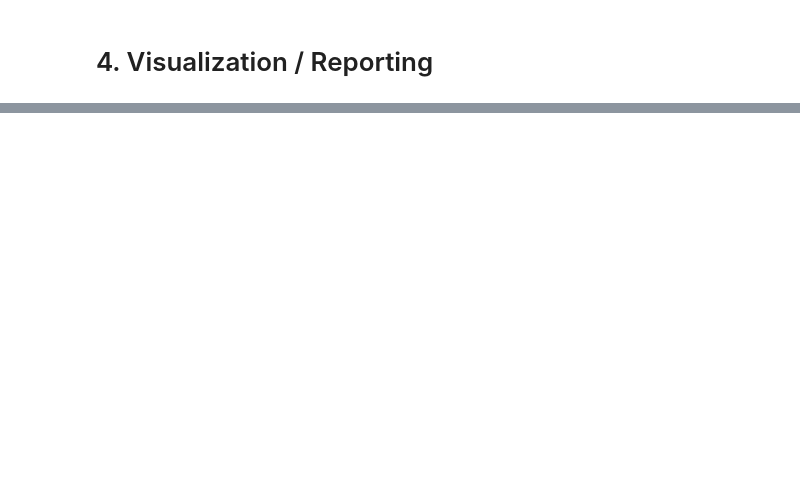
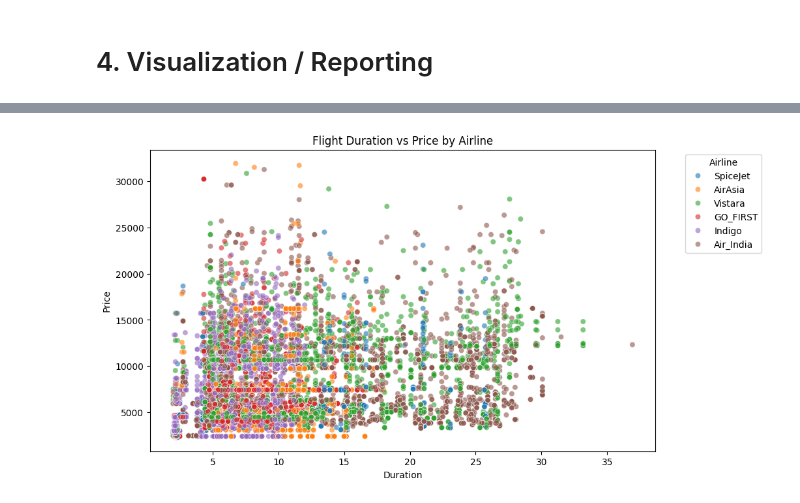
Before and after one commit to nandu26m/data-analytics-projects, a Jupyter notebook: airlines-data-analysis-project/airlines-data-analysis-project.ipynb, the cells around one changed output, grey strips where cells are left out. Saved outputs shown, nothing was run; the diff lists cells and outputs as text; code cells hidden in the pictures; blank space fills up the shorter version.

```diff
--- a/airlines-data-analysis-project/airlines-data-analysis-project.ipynb
+++ b/airlines-data-analysis-project/airlines-data-analysis-project.ipynb
@@ -540,0 +571,11 @@ data.head()
+# %%
+# 5.4. Flight Duration vs Price
+plt.figure(figsize=(10,6))
+sns.scatterplot(x='Duration', y='Price', data=data, hue='Airline', alpha=0.6, palette='tab10')
+plt.title("Flight Duration vs Price by Airline")
+plt.xlabel("Duration")
+plt.ylabel("Price")
+plt.legend(title='Airline', bbox_to_anchor=(1.05,1), loc='upper left')
+plt.show()
+# %% [output]
+[figure, added]
```
Also changed, not shown: parts of 6 cells of this notebook.
